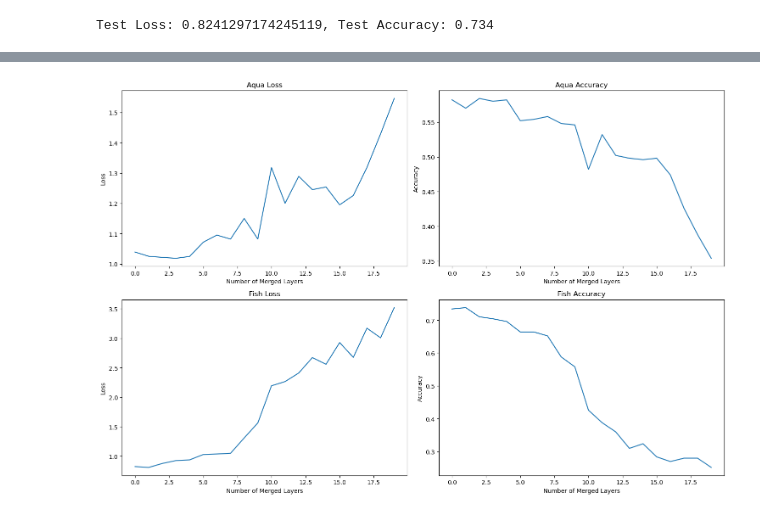
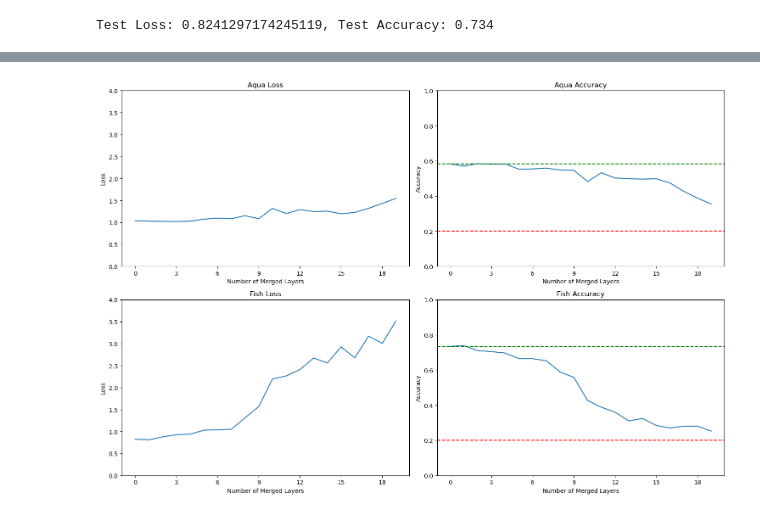
Before and after one commit to Siyu-Li-Tammy/ML_Project_CNN, a Jupyter notebook: cifar100pretrained.ipynb, the cells around one changed output, grey strips where cells are left out. Drawn from its saved outputs; the diff is of its cells as text; code cells hidden in the pictures.

```diff
--- a/cifar100pretrained.ipynb
+++ b/cifar100pretrained.ipynb
@@ -86,11 +86,11 @@ validsplit_fine = TransformedSubset(trainset, validsplit_fine_idx.indices, trans
 # %%
 # Visualize Coarse Dataset
 import matplotlib.pyplot as plt
-fig, ax = plt.subplots(10,10, figsize = (20,20))
-for i in range(10):
-    for j in range(10):
-        ax[i,j].imshow(np.array(trainset[i*10 + j][0]))
-        ax[i,j].set_title(f'new: {trainset_coarse.classes[trainset_coarse[i*10 + j][1]]};old: {trainset.classes[trainset[i*10 + j][1]]}',fontsize = 6)
+fig, ax = plt.subplots(5,5, figsize = (20,20))
+for i in range(5):
+    for j in range(5):
+        ax[i,j].imshow(np.array(trainset[i*5 + j][0]))
+        ax[i,j].set_title(f'coarse: {trainset_coarse.classes[trainset_coarse[i*10 + j][1]]};fine: {trainset.classes[trainset[i*10 + j][1]]}',fontsize = 10)
 plt.tight_layout()
 plt.show()
 # %% [output]
@@ -469,6 +496,11 @@ fish.load_state_dict(fish_model['model_state_dict'])
 # evaluate the aquatic and fish models on dataset aqua and fish
 aqua_loss, aqua_acc = test(aquatic, aqua_testloader)
 fish_loss, fish_acc = test(fish, fish_testloader)
+# load the coarse model resnet20_corase_real
+coarse_model = torch.hub.load("chenyaofo/pytorch-cifar-models", "cifar100_resnet20", pretrained=False)
+coarse_model.fc = torch.nn.Linear(coarse_model.fc.in_features, 20)
+checkpoint = torch.load('resnet20_coarse_real.pth', map_location='cuda')
+coarse_model.load_state_dict(checkpoint['model_state_dict'])
 # %% [output]
 Using cache found in C:\Users\TravisYou/.cache\torch\hub\chenyaofo_pytorch-cifar-models_master
 Using cache found in C:\Users\TravisYou/.cache\torch\hub\chenyaofo_pytorch-cifar-models_master
@@ -477,8 +511,8 @@ Test Loss: 0.8241297174245119, Test Accuracy: 0.734
 # %%
 # Initialize the merged model with model aqua and fish
-merged_model = MergedModel(aquatic, fish)
+merged_model = MergedModel(aquatic, fish, coarse_model)
 # Merge the first 5 pairs of conv2d layers
-merged_model.merge_layers(2)
+merged_model.merge_layers_with_reference(0)
 # Test the two partial merge models on dataset aqua and fish respectively
 aqua_loss, aqua_acc = test(merged_model.partial_merge_model1, aqua_testloader)
 fish_loss, fish_acc = test(merged_model.partial_merge_model2, fish_testloader)
@@ -488,41 +522,89 @@ Test Loss: 0.876642232760787, Test Accuracy: 0.71
 # %%
 import matplotlib.pyplot as plt
+from matplotlib.ticker import MaxNLocator
 # Reinitialize the merged model with model fish and aqua
-merged_model = MergedModel(aquatic, fish)
+merged_model = MergedModel(aquatic, fish,coarse_model)
 # Merge all the conv2d layers one by one and evaluate the two partial merge models on dataset aqua and fish respectively
 # add loss and accuracy list for aqua and fish
 aqua_loss_list = []
 aqua_acc_list = []
 fish_loss_list = []
 fish_acc_list = []
+aqua_loss_list2 = []
+aqua_acc_list2 = []
+fish_loss_list2 = []
+fish_acc_list2 = []
+aqua_loss_list3 = []
+aqua_acc_list3 = []
+fish_loss_list3 = []
+fish_acc_list3 = []
 for i in range(20):
     merged_model.merge_layers(i)
     aqua_loss, aqua_acc = test(merged_model.partial_merge_model1, aqua_testloader)
     fish_loss, fish_acc = test(merged_model.partial_merge_model2, fish_testloader)
+    # apply the merge_layers_average function to merge the conv2d layers by averaging
+    merged_model.merge_layers_average(i)
+    aqua_loss2, aqua_acc2 = test(merged_model.partial_merge_model1, aqua_testloader)
+    fish_loss2, fish_acc2 = test(merged_model.partial_merge_model2, fish_testloader)
+    # apply the merge_layers_with_reference function to merge the conv2d layers by using the original model as reference
+    merged_model.merge_layers_with_reference(i)
+    aqua_loss3, aqua_acc3 = test(merged_model.partial_merge_model1, aqua_testloader)
+    fish_loss3, fish_acc3 = test(merged_model.partial_merge_model2, fish_testloader)
     # append loss and accuracy to the list
     aqua_loss_list.append(aqua_loss)
     aqua_acc_list.append(aqua_acc)
     fish_loss_list.append(fish_loss)
     fish_acc_list.append(fish_acc)
+    aqua_loss_list2.append(aqua_loss2)
+    aqua_acc_list2.append(aqua_acc2)
+    fish_loss_list2.append(fish_loss2)
+    fish_acc_list2.append(fish_acc2)
+    aqua_loss_list3.append(aqua_loss3)
+    aqua_acc_list3.append(aqua_acc3)
+    fish_loss_list3.append(fish_loss3)
+    fish_acc_list3.append(fish_acc3)
 # plot the loss and accuracy of the two partial merge models on dataset aqua and fish respectively
 # make it a 2x2 plot with x-axis as the number of merged layers and y-axis as the loss or accuracy
 fig, axs = plt.subplots(2, 2, figsize=(15, 10))
-axs[0, 0].plot(range(20), aqua_loss_list)
+axs[0, 0].plot(range(20), aqua_loss_list, label='Similarity Merge')
+# axs[0, 0].plot(range(20), aqua_loss_list2, label='Average Merge')
+# axs[0, 0].plot(range(20), aqua_loss_list3, label='Reference Merge')
 axs[0, 0].set_title('Aqua Loss')
 axs[0, 0].set_xlabel('Number of Merged Layers')
 axs[0, 0].set_ylabel('Loss')
-axs[0, 1].plot(range(20), aqua_acc_list)
+axs[0, 1].plot(range(20), aqua_acc_list, label='Similarity Merge')
+# axs[0, 1].plot(range(20), aqua_acc_list2, label='Average Merge')
+# axs[0, 1].plot(range(20), aqua_acc_list3, label='Reference Merge')
 axs[0, 1].set_title('Aqua Accuracy')
 axs[0, 1].set_xlabel('Number of Merged Layers')
 axs[0, 1].set_ylabel('Accuracy')
-axs[1, 0].plot(range(20), fish_loss_list)
+axs[1, 0].plot(range(20), fish_loss_list, label='Similarity Merge')
+# axs[1, 0].plot(range(20), fish_loss_list2, label='Average Merge')
+# axs[1, 0].plot(range(20), fish_loss_list3, label='Reference Merge')
 axs[1, 0].set_title('Fish Loss')
 axs[1, 0].set_xlabel('Number of Merged Layers')
 axs[1, 0].set_ylabel('Loss')
-axs[1, 1].plot(range(20), fish_acc_list)
+axs[1, 1].plot(range(20), fish_acc_list, label='Similarity Merge')
+# axs[1, 1].plot(range(20), fish_acc_list2, label='Average Merge')
+# axs[1, 1].plot(range(20), fish_acc_list3, label='Reference Merge')
 axs[1, 1].set_title('Fish Accuracy')
 axs[1, 1].set_xlabel('Number of Merged Layers')
 axs[1, 1].set_ylabel('Accuracy')
+# set x ticks to be integers
+for ax in axs.flat:
+    ax.xaxis.set_major_locator(MaxNLocator(integer=True))
+# draw horizontal y = 0.2 line on the accuracy plots
+for ax in axs[0, 1], axs[1, 1]:
+    ax.axhline(y=0.2, color='r', linestyle='--')
+# set y limit for accuracy plots to be [0, 1]
+for ax in axs[0, 1], axs[1, 1]:
+    ax.set_ylim([0, 1])
+# set y limt for loss plots to be [0, 4]
+for ax in axs[0, 0], axs[1, 0]:
+    ax.set_ylim([0, 4])
+# draw horizontal line on the accurayc plots showing the accuracy of the original models
+axs[0,1].axhline(y=0.584, color='g', linestyle='--')
+axs[1,1].axhline(y=0.734, color='g', linestyle='--')
 plt.tight_layout()
 plt.show()
 # %% [output]
@@ -546 +628 @@ Test Loss: 3.5171690434217453, Test Accuracy: 0.252
-[figure, old version]
+[figure, new version]
```
Also changed, not shown: parts of 11 cells of this notebook.
